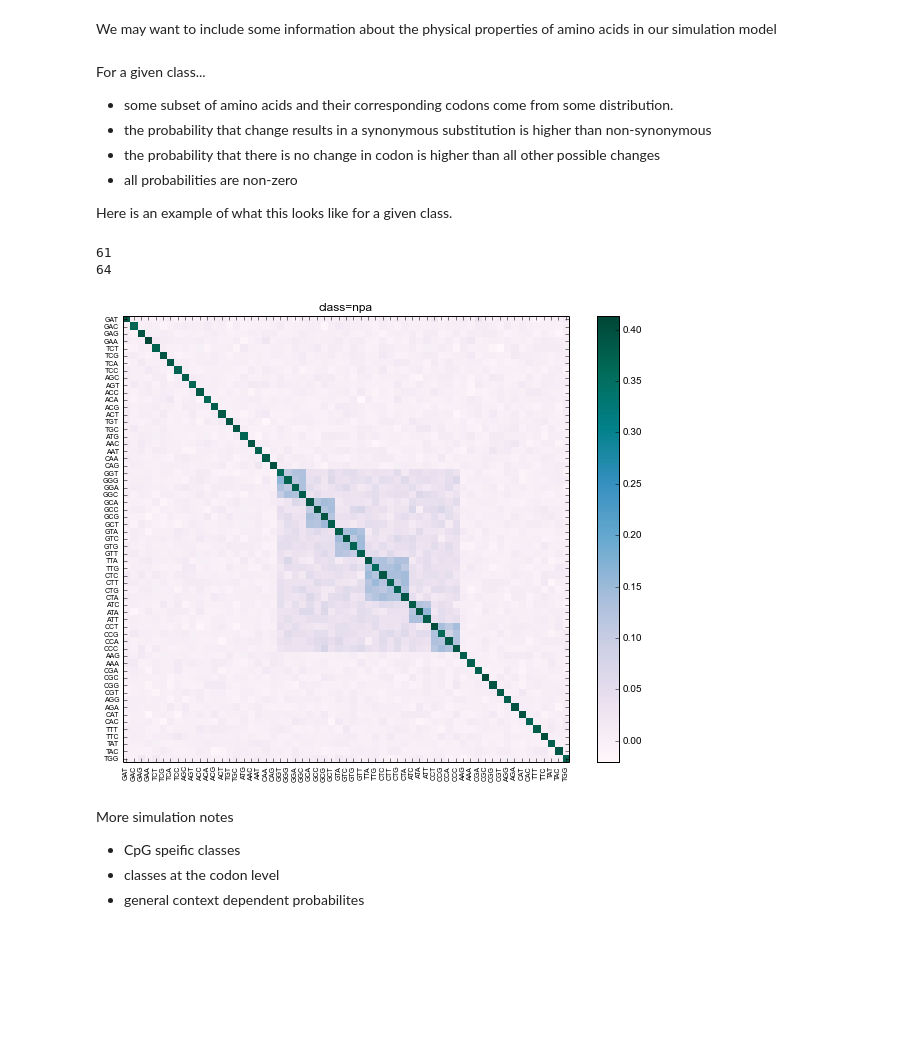
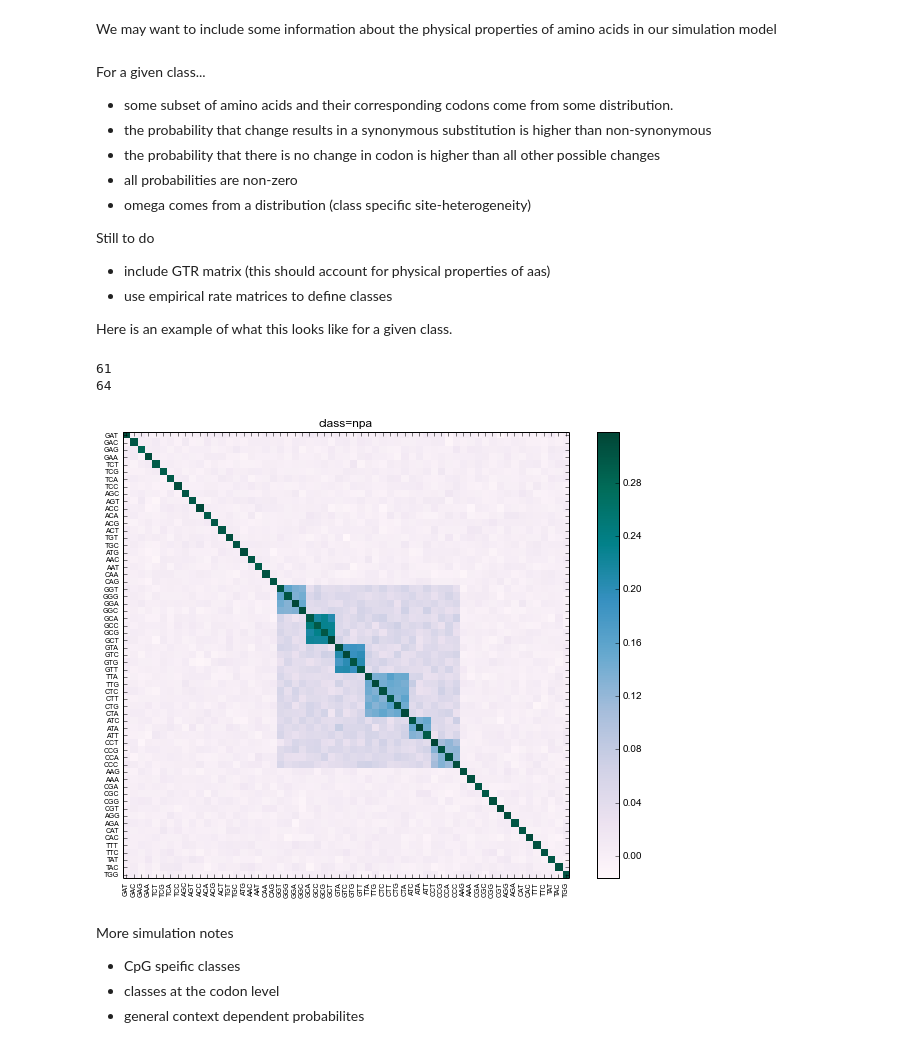
Before and after one commit to ajrichards/phylogenetic-models, a Jupyter notebook: cat-model/simulations.ipynb, the cells around one changed output. Saved outputs shown, nothing was run; the diff lists cells and outputs as text; code cells hidden in the pictures; blank space fills up the shorter version.

```diff
--- a/cat-model/simulations.ipynb
+++ b/cat-model/simulations.ipynb
@@ -57,6 +57,11 @@ For a given class...
    * the probability that change results in a synonymous substitution is higher than non-synonymous
    * the probability that there is no change in codon is higher than all other possible changes
    * all probabilities are non-zero
+   * omega comes from a distribution (class specific site-heterogeneity)
+
+Still to do
+   * include GTR matrix (this should account for physical properties of aas)
+   * use empirical rate matrices to define classes
 
 Here is an example of what this looks like for a given class.
 # %%
@@ -77,7 +82,7 @@ cmap = plt.cm.PuBuGn
 mat = np.random.normal(0.2,0.5,(codons.size,codons.size))
 
 def generate_class_prob(inds,mat,synonymous=True):
-    x = 10
+    x = np.random.normal(15,3) # like omega
     for i in inds:
         for j in inds:
             if synonymous:
@@ -92,34 +97,34 @@ classInds = []
 for aa in classes[c]:
     classCodons = aa2codon[short2long[aa]]
     classInds.extend([np.where(codons==cc)[0][0] for cc in classCodons])
 generate_class_prob(classInds,mat,synonymous=False)
 
 ## synonymous changes
 for aa in classes[c]:
     classCodons = aa2codon[short2long[aa]]
     targetInds = [np.where(codons==cc)[0][0] for cc in classCodons]
     generate_class_prob(targetInds,mat,synonymous=True)
 
 # fill in the diag and normalize values
 for i in range(codons.size):
     mat[i,i] = np.random.normal(30,1,1)
 mat = mat/mat.sum(axis=1).mean()
 
 ax = fig.add_subplot(111)
 hmap = ax.imshow(mat, interpolation='nearest',aspect='auto',cmap=cmap)
 _ = ax.set_title("class=%s"%c)
 _ = ax.set_xticks(range(codons.size))
 _ = ax.set_yticks(range(codons.size))
 _ = ax.set_xticklabels(codons,fontsize=7)
 _ = ax.set_yticklabels(codons,fontsize=7)
 xlabs = ax.get_xticklabels()
 plt.setp(xlabs, rotation=90)
 ax.set_aspect(1./ax.get_data_ratio())
 cbar = fig.colorbar(hmap, orientation='vertical')
 # %% [output]
 61
 64
-[figure, old version]
+[figure, new version]
 # %% [markdown]
 More simulation notes
 
```
